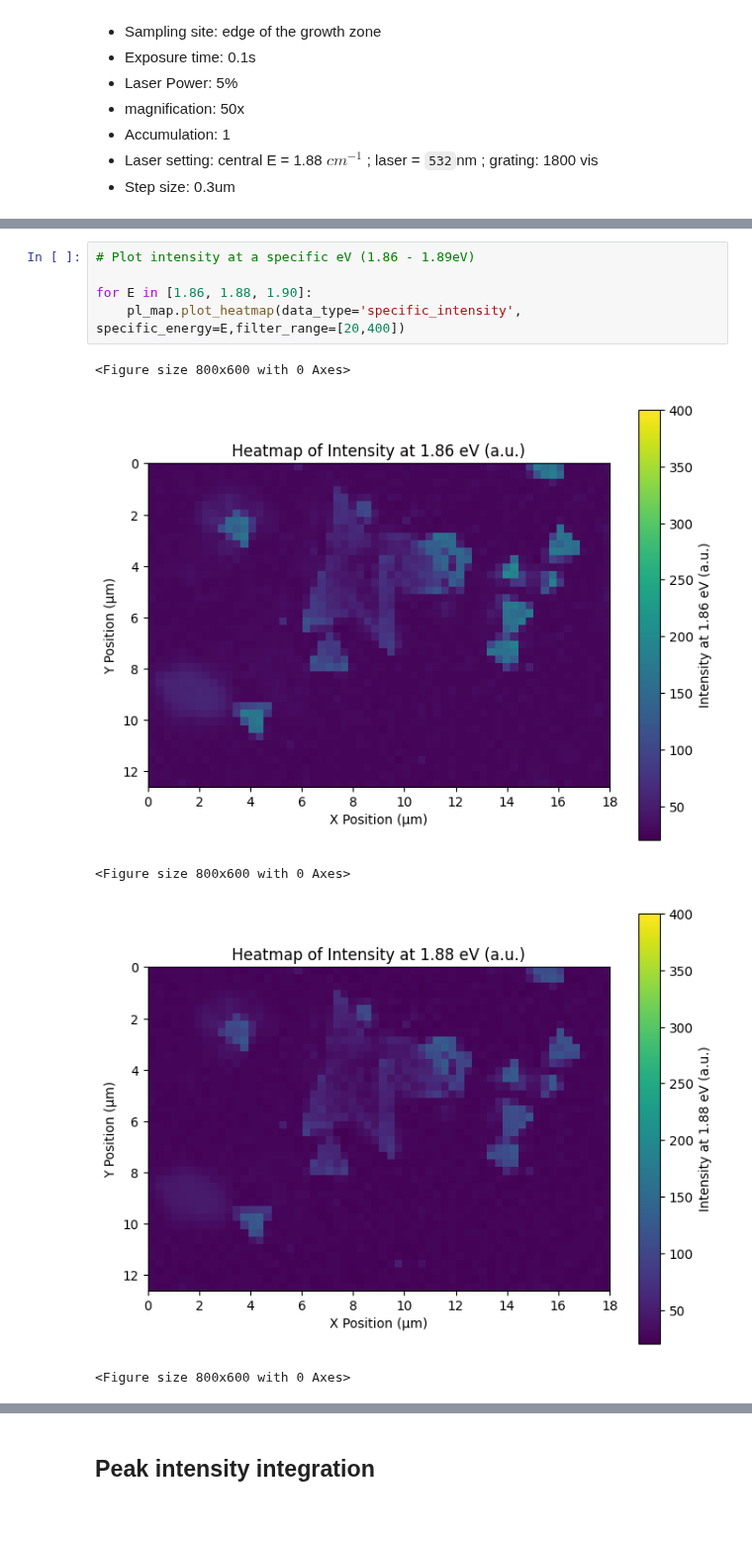
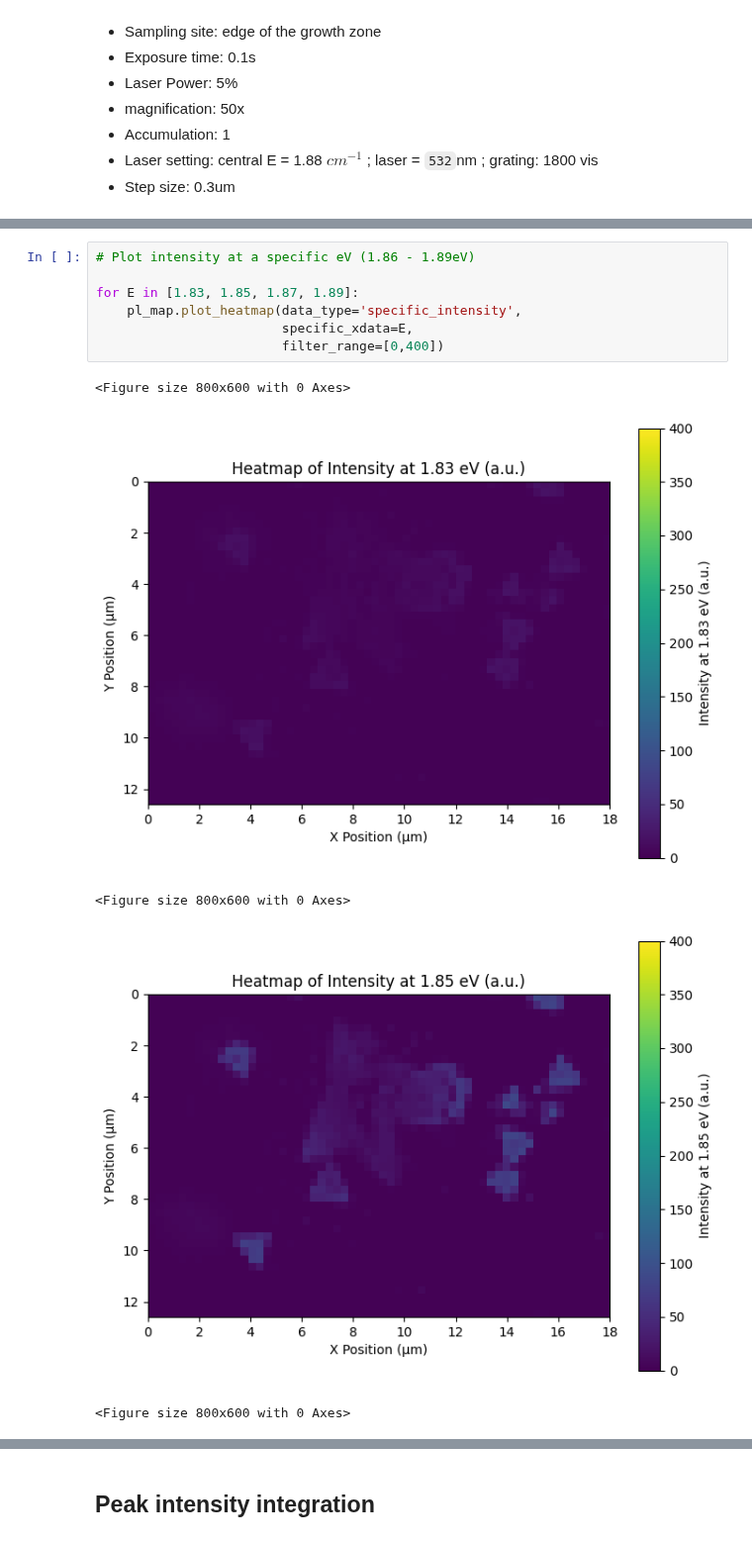
Before and after one commit to barry063/RamanPL_2D, a Jupyter notebook: example-usage/Mapping/Mapping PL Example.ipynb, the cells around one changed output, grey strips where cells are left out. Shown at 99% size. Cells and saved outputs as stored; diff of their text form.

```diff
--- a/example-usage/Mapping/Mapping PL Example.ipynb
+++ b/example-usage/Mapping/Mapping PL Example.ipynb
@@ -63,11 +63,13 @@ pl_map.plot_heatmap(data_type='trion_intensity',filter_range=[20,100])
 # %%
 # Plot intensity at a specific eV (1.86 - 1.89eV)
 
-for E in [1.86, 1.88, 1.90]:
-    pl_map.plot_heatmap(data_type='specific_intensity', specific_energy=E,filter_range=[20,400])
+for E in [1.83, 1.85, 1.87, 1.89]:
+    pl_map.plot_heatmap(data_type='specific_intensity',
+                        specific_xdata=E,
+                        filter_range=[0,400])
 # %% [output]
 <Figure size 800x600 with 0 Axes>
-[figure, old version]
+[figure, new version]
 <Figure size 800x600 with 0 Axes>
-[figure, old version]
+[figure, new version]
 <Figure size 800x600 with 0 Axes>
```
Also changed, not shown: parts of 4 cells of this notebook, 19 other files.
